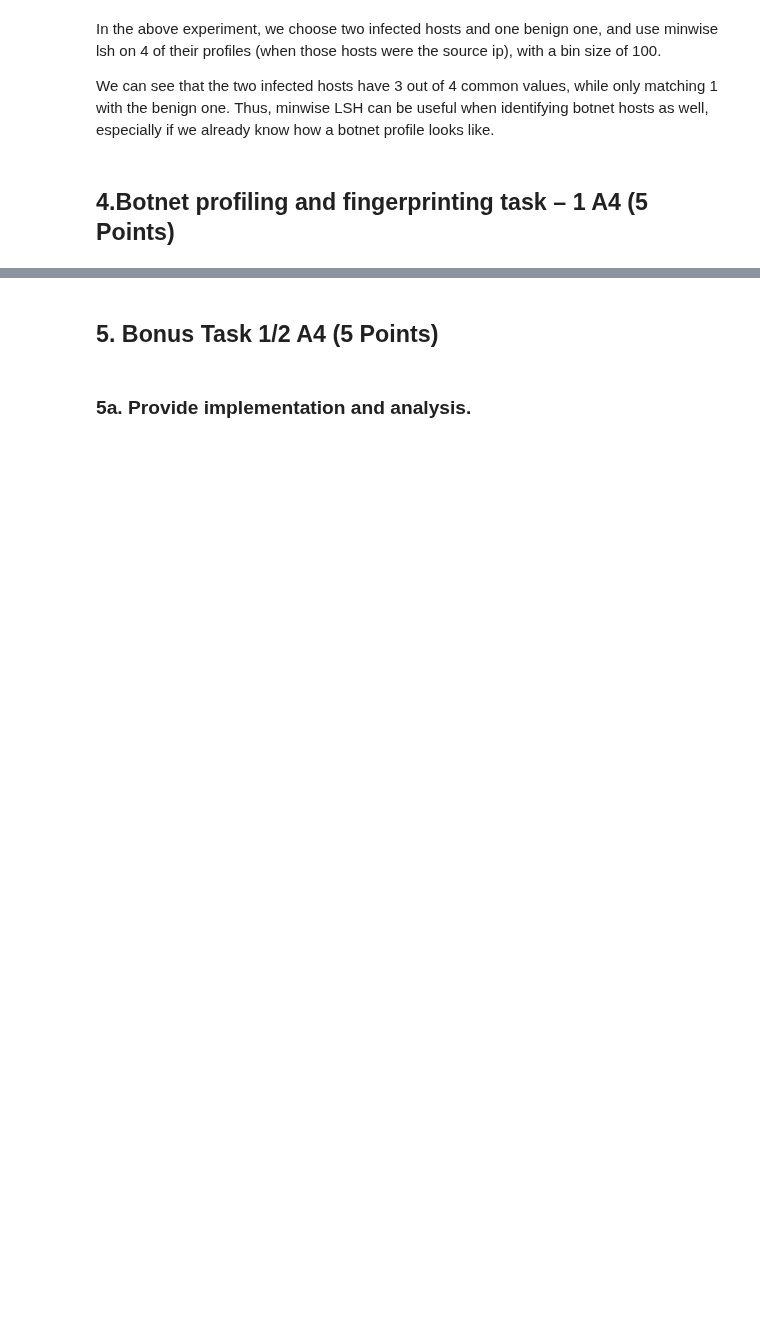
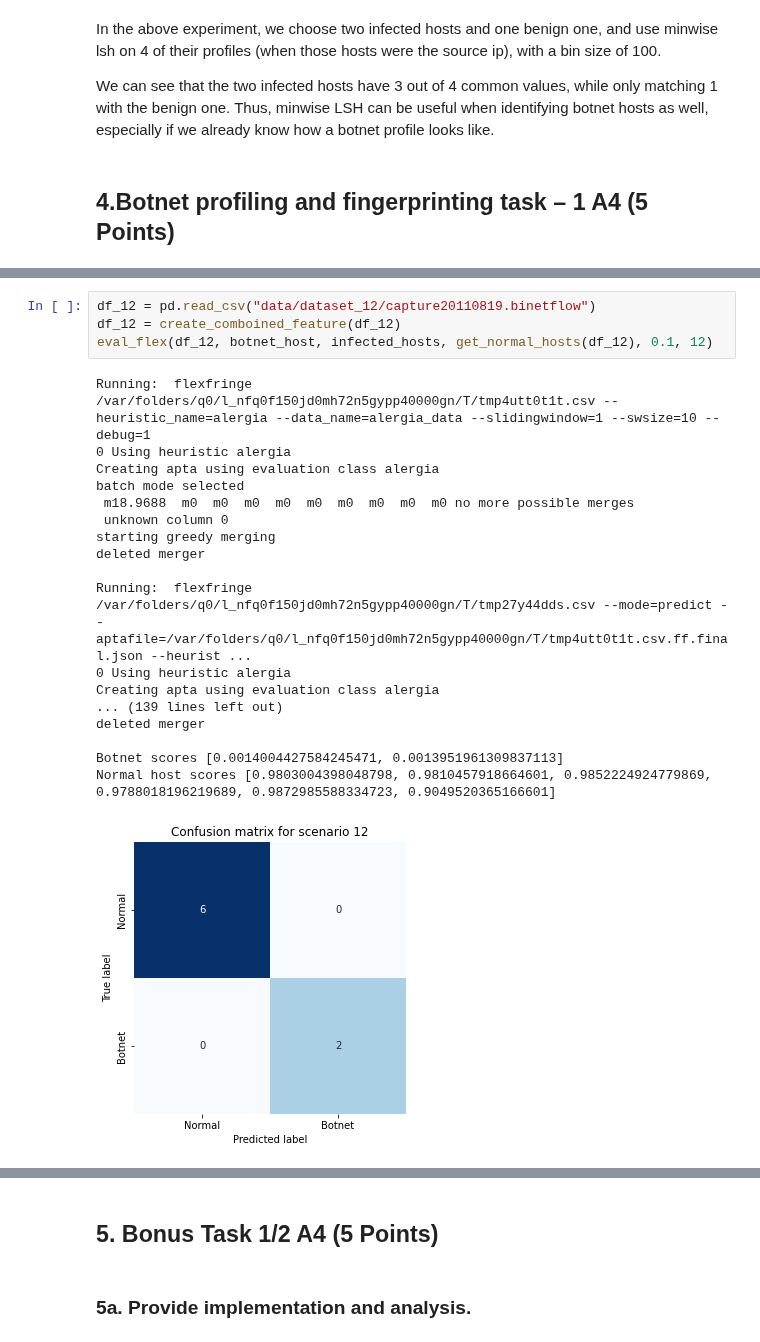
Before and after one commit to kponichtera/cs4035-cda, a Jupyter notebook: lab3/lab3.ipynb, the cells around one changed output, grey strips where cells are left out. Saved outputs shown, nothing was run; the diff lists cells and outputs as text; blank space fills up the shorter version.

```diff
--- a/lab3/lab3.ipynb
+++ b/lab3/lab3.ipynb
@@ -552,0 +612,23 @@ Running:  flexfringe /var/folders/q0/l_nfq0f150jd0mh72n5gypp40000gn/T/tmpsul3lli
+# %%
+df_12 = pd.read_csv("data/dataset_12/capture20110819.binetflow")
+df_12 = create_comboined_feature(df_12)
+eval_flex(df_12, botnet_host, infected_hosts, get_normal_hosts(df_12), 0.1, 12)
+# %% [output]
+Running:  flexfringe /var/folders/q0/l_nfq0f150jd0mh72n5gypp40000gn/T/tmp4utt0t1t.csv --heuristic_name=alergia --data_name=alergia_data --slidingwindow=1 --swsize=10 --debug=1
+0 Using heuristic alergia
+Creating apta using evaluation class alergia
+batch mode selected
+ m18.9688  m0  m0  m0  m0  m0  m0  m0  m0  m0 no more possible merges
+ unknown column 0
+starting greedy merging
+deleted merger
+
+Running:  flexfringe /var/folders/q0/l_nfq0f150jd0mh72n5gypp40000gn/T/tmp27y44dds.csv --mode=predict --aptafile=/var/folders/q0/l_nfq0f150jd0mh72n5gypp40000gn/T/tmp4utt0t1t.csv.ff.final.json --heurist ...
+0 Using heuristic alergia
+Creating apta using evaluation class alergia
+... (139 lines left out)
+deleted merger
+
+Botnet scores [0.0014004427584245471, 0.0013951961309837113]
+Normal host scores [0.9803004398048798, 0.9810457918664601, 0.9852224924779869, 0.9788018196219689, 0.9872985588334723, 0.9049520365166601]
+[figure, added]
```
Also changed, not shown: parts of 22 cells of this notebook.
